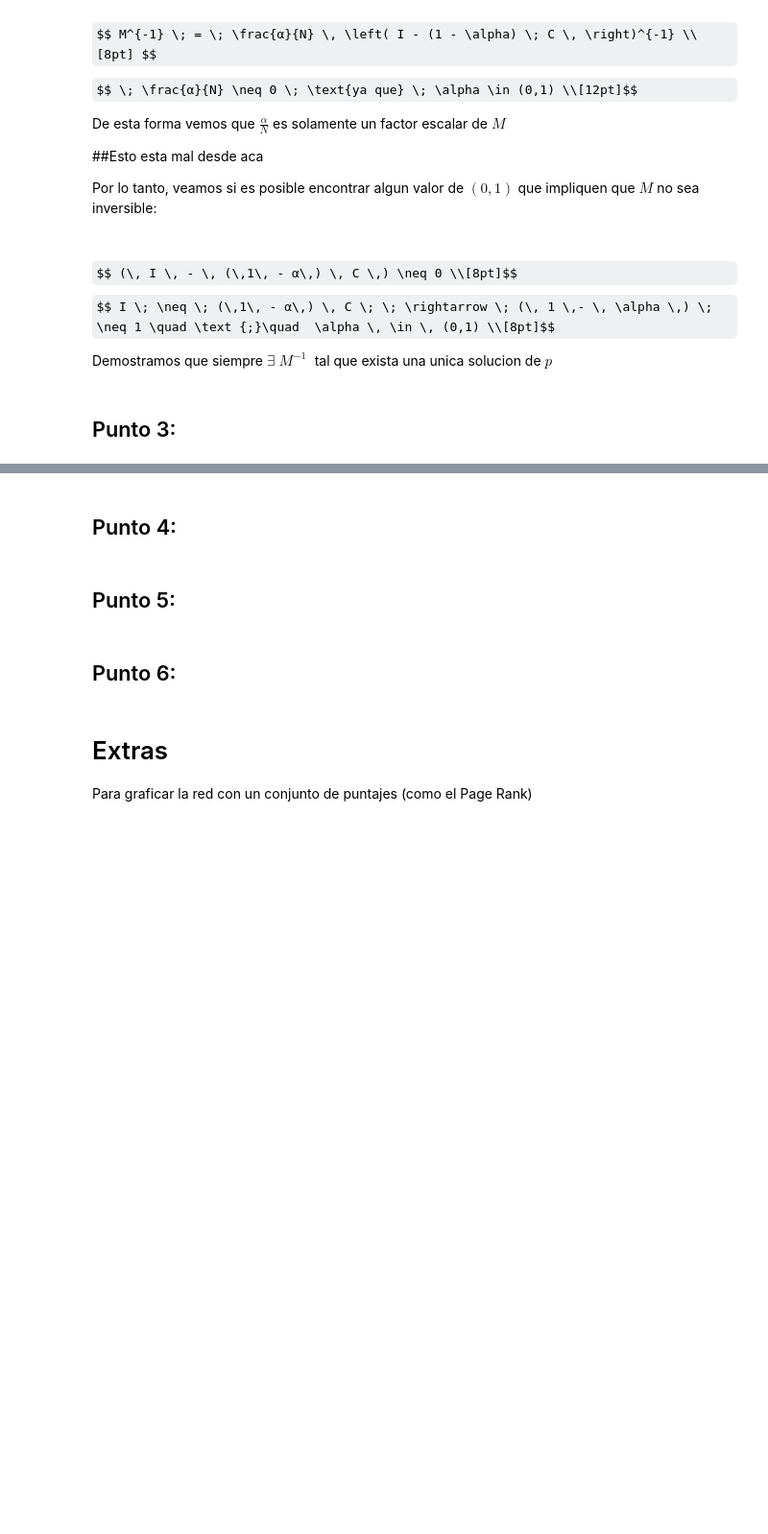
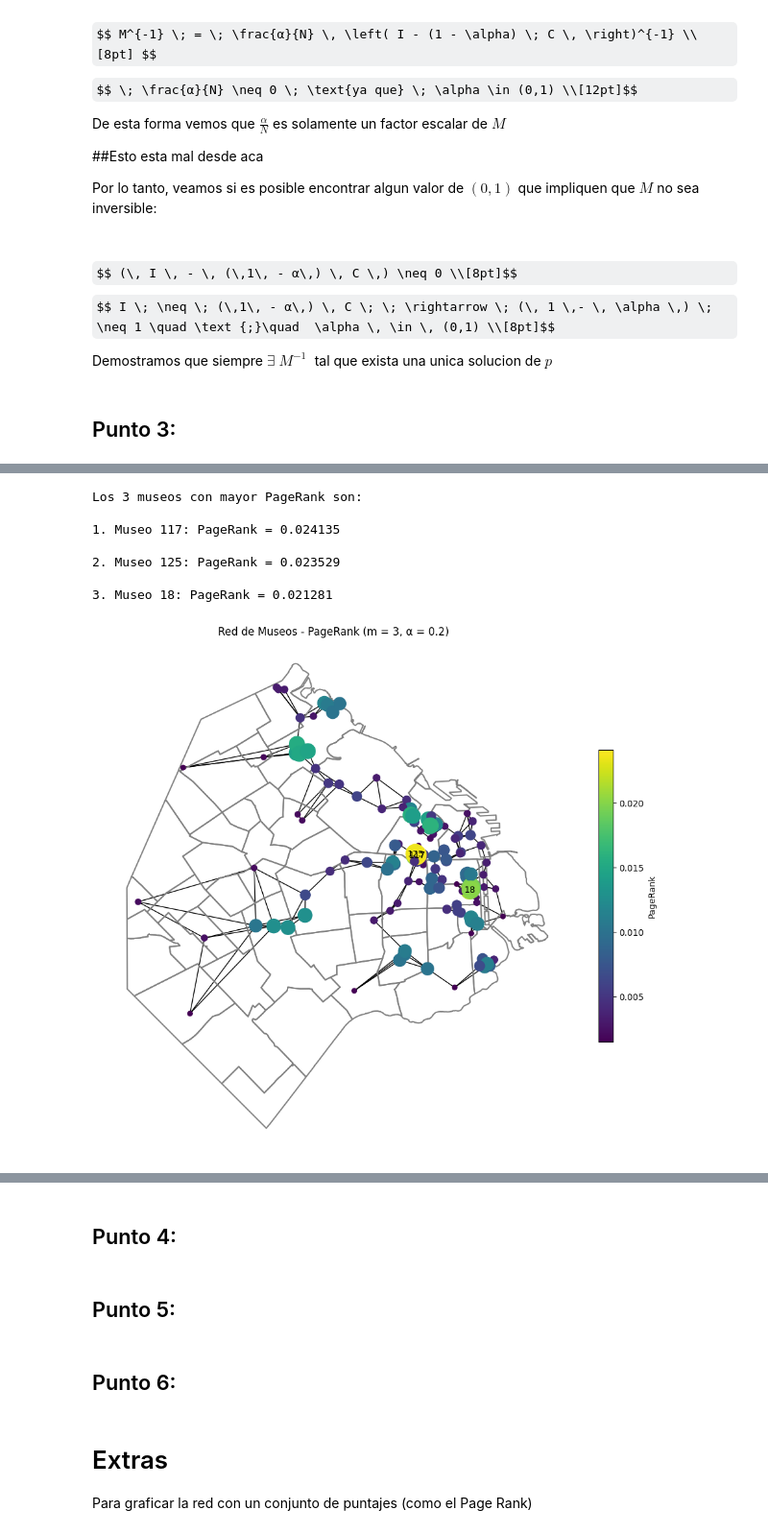
Before and after one commit to jerovernay/tp-Alc, a Jupyter notebook: codigo/TP1_template.ipynb, the cells around one changed output, grey strips where cells are left out. Shown at 96% size. Drawn from its saved outputs; the diff is of its cells as text; code cells hidden in the pictures; some formulas as TeX source; blank space fills up the shorter version.

```diff
--- a/codigo/TP1_template.ipynb
+++ b/codigo/TP1_template.ipynb
@@ -216,30 +240,106 @@ def crearK (A):
         K[i, i] = sumaFilasA[i]
 
     return K
 
 
 def matriz_Transicion1 (A):
     A_traspuesta = np.transpose(A)
     K = crearK(A)
     K_inversa = inversa_por_lu(K)
     C = A_traspuesta @ K_inversa
 
     return C
 
 # Calculo del PageRank
 
 def calculo_Page_Rank(A, alpha, N):
     n = A.shape[0]
 
     # Genero la matriz de transicion en base a A y una identidad en base a n de A
     C = matriz_Transicion1(A)
     I = np.eye(n)
 
     # Genero b = 1 y hago la cuenta de P
 
     M = (N/alpha) * ( I - (1-alpha) * C )
     b = np.ones(n)
 
     P = inversa_por_lu(M) @ b
 
     return P
+
+
+
+
+# Aca variamos los datos, con m y alpha
+
+m = 3 # Cantidad de links por nodo
+alpha = 1/5 # Cantidas de conexiones
+
+A = construye_adyacencia(D,m) # Construimos la matriz de adyacencia
+
+page_Rank = calculo_Page_Rank(A, alpha, m) # Realizamos el calculo
+
+page_Rank = page_Rank / np.sum(page_Rank) # Normalizamos para hacer mas viable la visualizacion
+
+
+# Construccion del Mapa sin nada
+
+fig, ax = plt.subplots(figsize=(12, 12))
+barrios.to_crs("EPSG:22184").boundary.plot(color='gray',ax=ax) # Graficamos Los barrios
+
+
+# Armado del mapa
+
+factor_escala = 2e4  # Escalamos los nodos para que sean visibles "(esto puedo variar)" !!!
+
+
+# Construccion del mapa de redes
+G = nx.from_numpy_array(A) # Construimos la red a partir de la matriz de adyacencia
+
+# Construimos un layout a partir de las coordenadas geográficas
+G_layout = {i:v for i,v in enumerate(zip(museos.to_crs("EPSG:22184").get_coordinates()['x'],museos.to_crs("EPSG:22184").get_coordinates()['y']))}
+
+
+Nprincipales = 3 # Cantidad de principales
+principales = np.argsort(page_Rank)[-Nprincipales:] # Identificamos a los N principales
+
+# Imprimir información sobre los 3 museos principales
+print("Los 3 museos con mayor PageRank son:", '\n')
+for i, idx in enumerate(principales[::-1]):  # Invertir para mostrar en orden descendente
+    print(f"{i+1}. Museo {idx}: PageRank = {page_Rank[idx]:.6f}", '\n')
+
+labels = {n: str(n) if i in principales else "" for i, n in enumerate(G.nodes)} # Nombres para esos nodos
+
+
+# Graficamos red
+
+nx.draw_networkx(G,G_layout,
+                 node_size = page_Rank*factor_escala,
+                 node_color = page_Rank,
+                 cmap = plt.cm.viridis,
+                 ax=ax,
+                 with_labels=False)
+nx.draw_networkx_labels(G, G_layout, labels=labels, font_size=10, font_color="k") # Agregamos los nombres
+
+
+sm = plt.cm.ScalarMappable(cmap=plt.cm.viridis, norm=plt.Normalize(vmin=min(page_Rank), vmax=max(page_Rank)))
+sm._A = []
+cbar = plt.colorbar(sm, ax=ax, shrink=0.5)
+cbar.set_label("PageRank")
+
+# Añadir título y leyenda
+plt.title(f'Red de Museos - PageRank (m = {m}, α = {alpha})')
+plt.axis('off')
+
+
+plt.show()
+# %% [output]
+Los 3 museos con mayor PageRank son:
+
+1. Museo 117: PageRank = 0.024135
+
+2. Museo 125: PageRank = 0.023529
+
+3. Museo 18: PageRank = 0.021281
+[figure, added]
```
Also changed, not shown: parts of 6 cells of this notebook.
